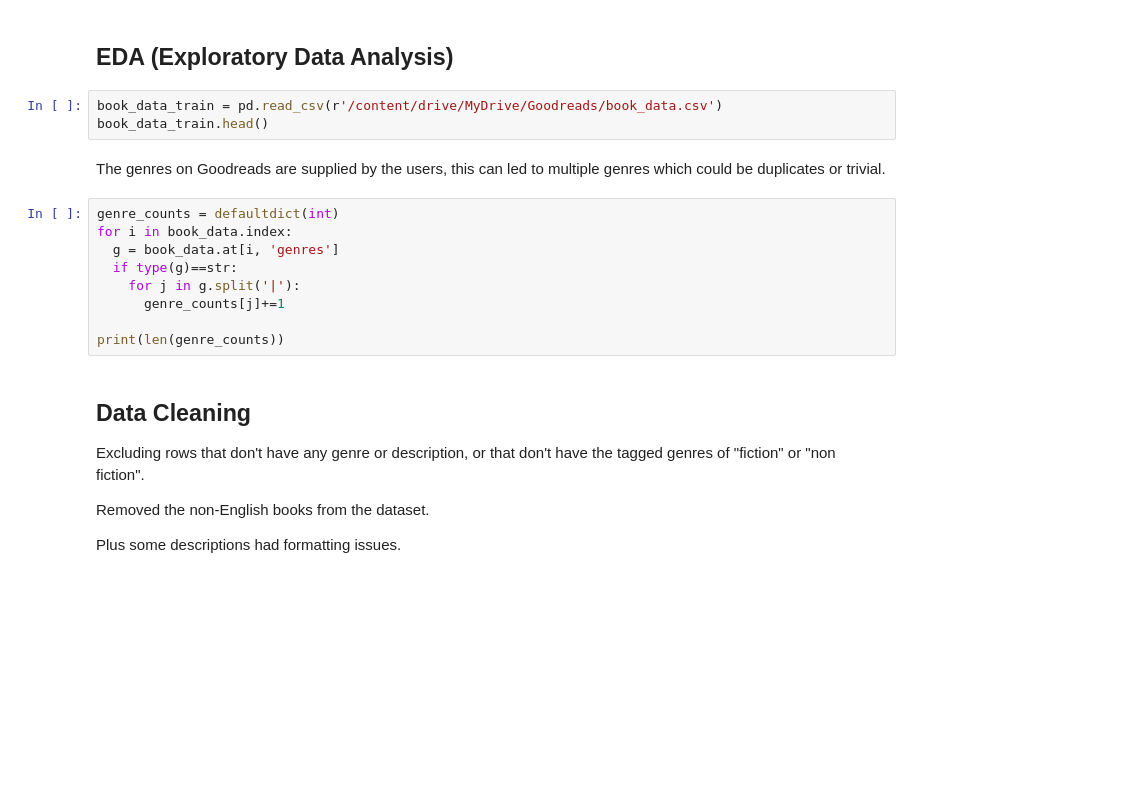
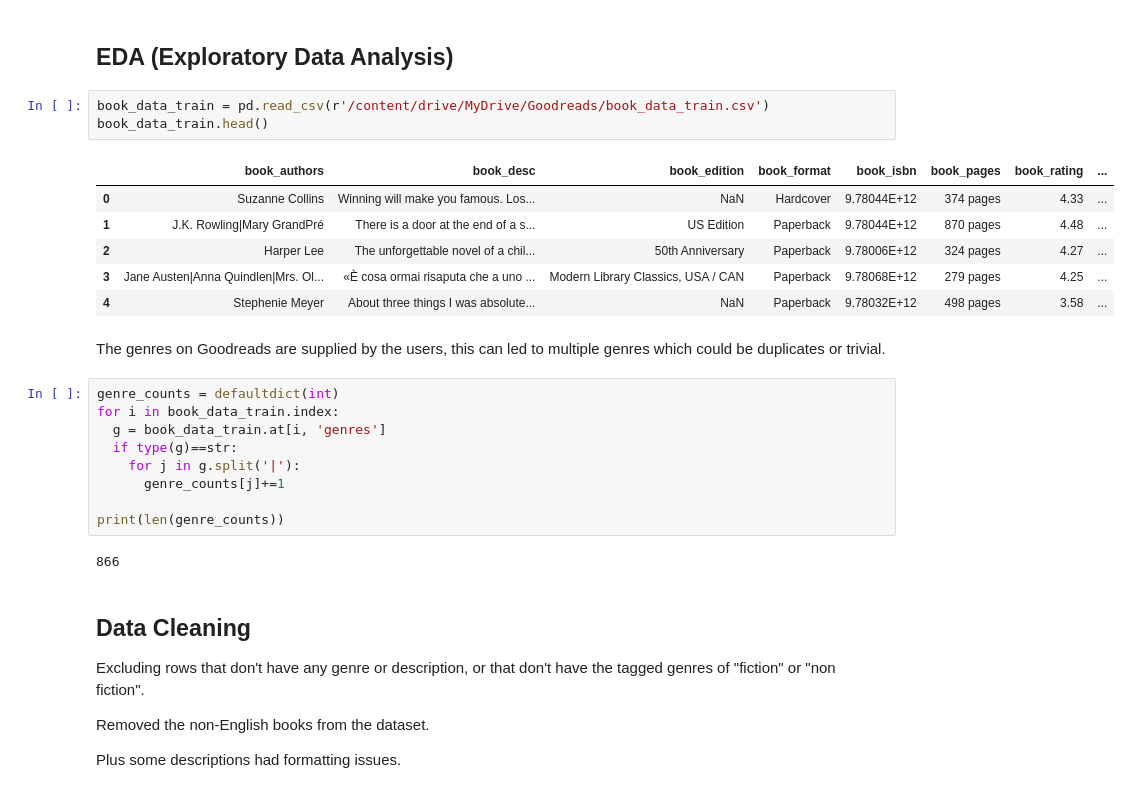
Before and after one commit to yo-danny/goodread-fiction-classifier, a Jupyter notebook: Goodreads_RNN_Classifier.ipynb, the cells around one changed output. Drawn from its saved outputs; the diff is of its cells as text; blank space fills up the shorter version.

```diff
--- a/Goodreads_RNN_Classifier.ipynb
+++ b/Goodreads_RNN_Classifier.ipynb
@@ -193,19 +193,28 @@ for i in range(len(book_data), len(books)):
 # %% [markdown]
 ## EDA (Exploratory Data Analysis)
 # %%
-book_data_train = pd.read_csv(r'/content/drive/MyDrive/Goodreads/book_data.csv')
+book_data_train = pd.read_csv(r'/content/drive/MyDrive/Goodreads/book_data_train.csv')
 book_data_train.head()
+# %% [output]
+|  | book_authors | book_desc | book_edition | book_format | book_isbn | book_pages | book_rating | ... |
+| 0 | Suzanne Collins | Winning will make you famous. Los... | NaN | Hardcover | 9.78044E+12 | 374 pages | 4.33 | ... |
+| 1 | J.K. Rowling|Mary GrandPré | There is a door at the end of a s... | US Edition | Paperback | 9.78044E+12 | 870 pages | 4.48 | ... |
+| 2 | Harper Lee | The unforgettable novel of a chil... | 50th Anniversary | Paperback | 9.78006E+12 | 324 pages | 4.27 | ... |
+| 3 | Jane Austen|Anna Quindlen|Mrs. Ol... | «È cosa ormai risaputa che a uno ... | Modern Library Classics, USA / CAN | Paperback | 9.78068E+12 | 279 pages | 4.25 | ... |
+| 4 | Stephenie Meyer | About three things I was absolute... | NaN | Paperback | 9.78032E+12 | 498 pages | 3.58 | ... |
 # %% [markdown]
 The genres on Goodreads are supplied by the users, this can led to multiple genres which could be duplicates or trivial.
 # %%
 genre_counts = defaultdict(int)
-for i in book_data.index:
-  g = book_data.at[i, 'genres']
+for i in book_data_train.index:
+  g = book_data_train.at[i, 'genres']
   if type(g)==str:
     for j in g.split('|'):
       genre_counts[j]+=1
 
 print(len(genre_counts))
+# %% [output]
+866
 # %% [markdown]
 ## Data Cleaning
 
```
Also changed, not shown: parts of 9 cells of this notebook.
